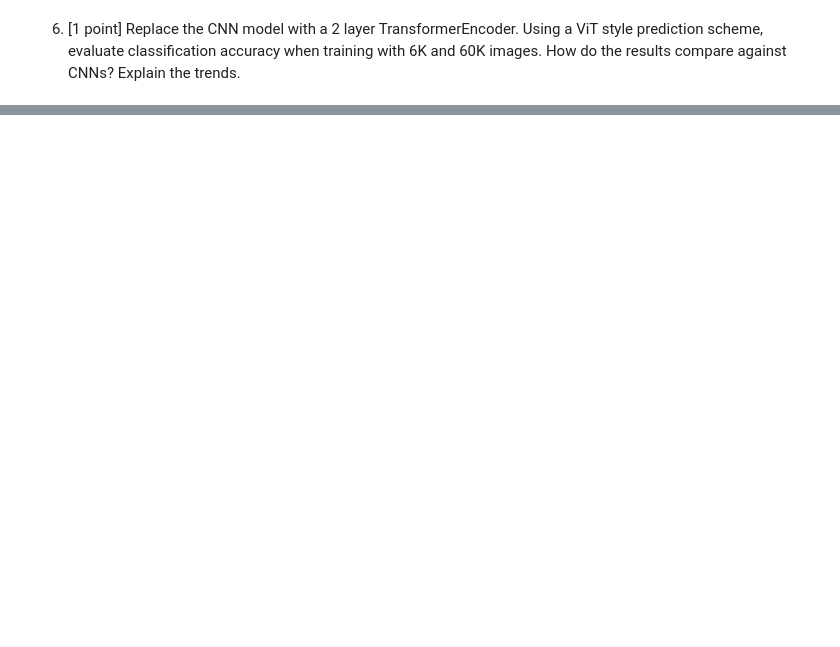
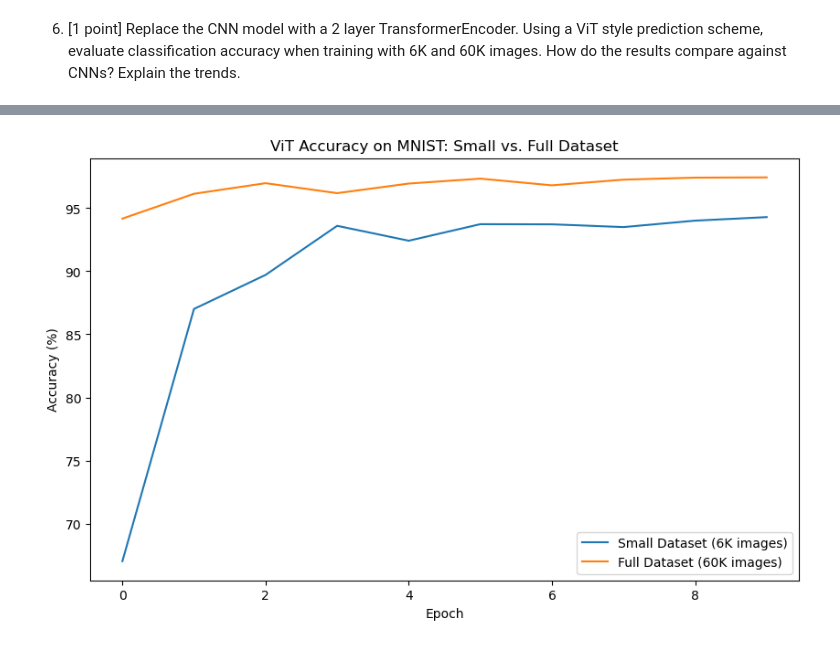
Before and after one commit to sunayana-981/CV, a Jupyter notebook: assignment2/assignment2.ipynb, the cells around one changed output, grey strips where cells are left out. Saved outputs shown, nothing was run; the diff lists cells and outputs as text; code cells hidden in the pictures; blank space fills up the shorter version.

```diff
--- a/assignment2/assignment2.ipynb
+++ b/assignment2/assignment2.ipynb
@@ -212,0 +223,19 @@ Note 1: Seed random numbers for reproducibility (running the notebook again shou
+# %%
+import torch
+from torchvision import datasets, transforms
+from torch.utils.data import DataLoader
+
+def load_data(batch_size=64):
+    transform = transforms.Compose([transforms.Resize((32, 32)),
+                                    transforms.ToTensor(),
+                                    transforms.Normalize((0.5,), (0.5,))])
+
+    # Download and load the training data
+    trainset = datasets.MNIST('~/.pytorch/MNIST_data/', download=True, train=True, transform=transform)
+    trainloader = DataLoader(trainset, batch_size=batch_size, shuffle=True)
+
+    # Download and load the test data
+    testset = datasets.MNIST('~/.pytorch/MNIST_data/', download=True, train=False, transform=transform)
+    testloader = DataLoader(testset, batch_size=batch_size, shuffle=True)
+
+    return trainloader, testloader
@@ -223,0 +791,12 @@ Note 1: Make sure that all classes are represented equally within different subs
+# %%
+vit_model_small = ViT()
+vit_model_full = ViT()
+
+accuracies_small_dataset = []
+accuracies_full_dataset = []
+
+print("Training ViT on small dataset")
+accuracies_small_dataset = train_and_evaluate(vit_model_small, small_train_loader, test_loader, epochs=10)
+
+print("\nTraining ViT on full dataset")
+accuracies_full_dataset = train_and_evaluate(vit_model_full, full_train_loader, test_loader, epochs=10)
@@ -223,0 +821,14 @@ Note 1: Make sure that all classes are represented equally within different subs
+# %%
+import matplotlib.pyplot as plt
+
+# Plot settings
+plt.figure(figsize=(10, 6))
+plt.plot(accuracies_small_dataset, label='Small Dataset (6K images)')
+plt.plot(accuracies_full_dataset, label='Full Dataset (60K images)')
+plt.xlabel('Epoch')
+plt.ylabel('Accuracy (%)')
+plt.title('ViT Accuracy on MNIST: Small vs. Full Dataset')
+plt.legend()
+plt.show()
+# %% [output]
+[figure, added]
```
Also changed, not shown: parts of 18 cells of this notebook, 28 other files.
